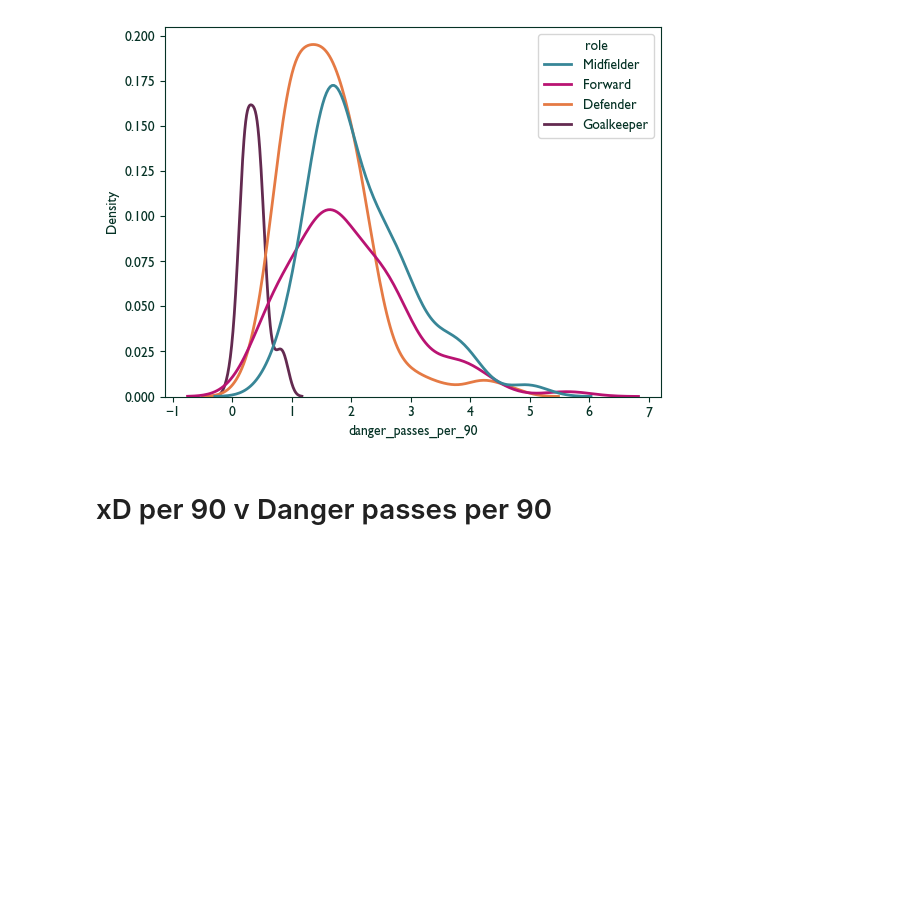
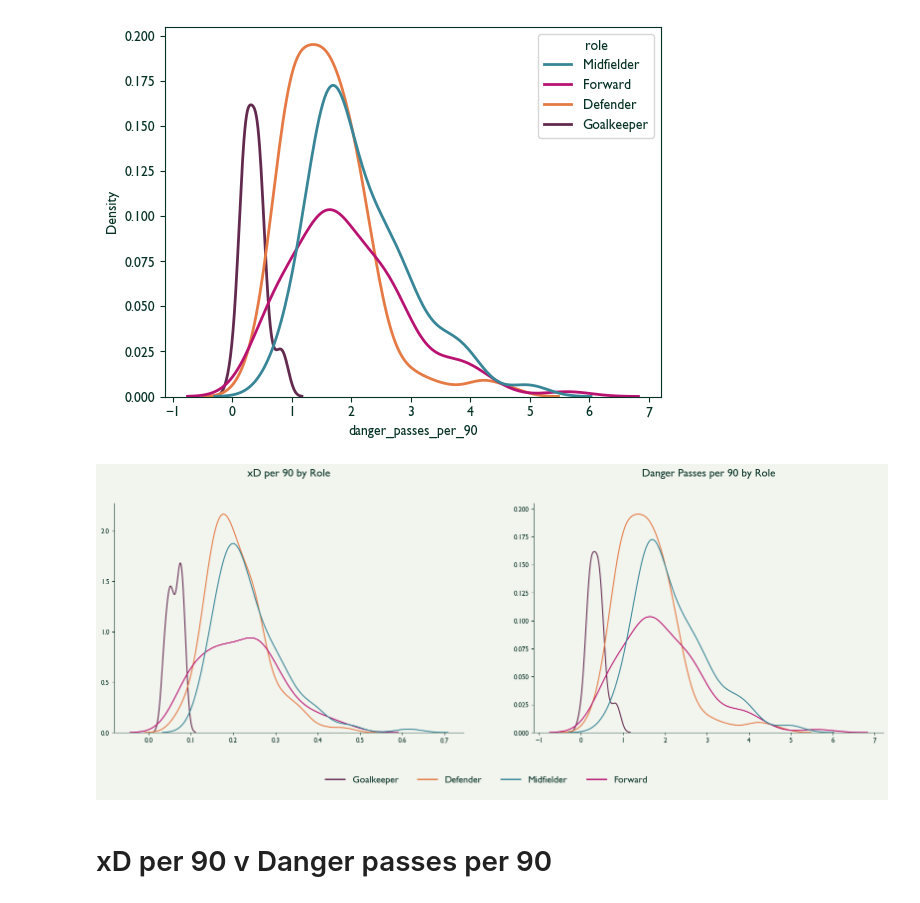
Before and after one commit to MarijnSt/soccermatics-project-2, a Jupyter notebook: visualisations.ipynb, the cells around one changed output. Drawn from its saved outputs; the diff is of its cells as text; code cells hidden in the pictures; blank space fills up the shorter version.

Commit message:
distribution of xD and danger passes

```diff
--- a/visualisations.ipynb
+++ b/visualisations.ipynb
@@ -59,6 +59,60 @@ sns.kdeplot(data=data, x='danger_passes_per_90', hue='role', palette=role_colors
 # %% [output]
 <Axes: xlabel='danger_passes_per_90', ylabel='Density'>
 [figure]
+# %%
+# Create figure with two subplots side by side
+fig, (ax1, ax2) = plt.subplots(1, 2, figsize=(20, 6))
+fig.set_facecolor(background_color)
+
+# Set background color and styling for both subplots
+for ax in [ax1, ax2]:
+    ax.set_facecolor(background_color)
+    ax.tick_params(colors=dark_color)
+    ax.spines['bottom'].set_color(dark_color)
+    ax.spines['top'].set_color(dark_color)
+    ax.spines['left'].set_color(dark_color)
+    ax.spines['right'].set_color(dark_color)
+
+# First KDE plot
+sns.kdeplot(data=data, x='xD_per_90', hue='role', palette=role_colors, ax=ax1, legend=False)
+ax1.set_title('xD per 90 by Role', color=dark_color, fontsize=16, y=1.1)
+ax1.set_xlabel('')
+ax1.set_ylabel('')
+
+# Second KDE plot
+sns.kdeplot(data=data, x='danger_passes_per_90', hue='role', palette=role_colors, ax=ax2, legend=False)
+ax2.set_title('Danger Passes per 90 by Role', color=dark_color, fontsize=16, y=1.1)
+ax2.set_xlabel('')
+ax2.set_ylabel('')
+
+# Remove spines
+ax1.spines['top'].set_visible(False)
+ax1.spines['right'].set_visible(False)
+ax2.spines['top'].set_visible(False)
+ax2.spines['right'].set_visible(False)
+
+# Adjust layout to prevent overlap
+#fig.suptitle('Distribution of Metrics by Role', color=dark_color, y=1.08, fontweight='bold', fontsize=18)
+
+# Custom legend
+legend_ax = fig.add_axes([0.15, -0.1, 0.7, 0.1])  # Smaller axes below for legend
+legend_ax.axis('off')  # Hide the axes
+
+# Create legend handles and labels
+legend_handles = [plt.Line2D([0], [0], color=role_colors[role], lw=2) for role in role_colors]
+legend_labels = list(role_colors.keys())
+legend_ax.legend(legend_handles, legend_labels, loc='center', ncol=len(role_colors), frameon=False, fontsize=14)
+
+# Adjust layout and margins
+plt.savefig('distribution_of_metrics_by_role.png',
+            bbox_inches='tight',
+            pad_inches=0.5,  # Adjust this value to control the padding
+            facecolor=background_color,
+            dpi=300)
+
+plt.show()
+# %% [output]
+[figure, added]
 # %% [markdown]
 # xD per 90 v Danger passes per 90
 # %%
```
Also changed, not shown: 2 other files.
